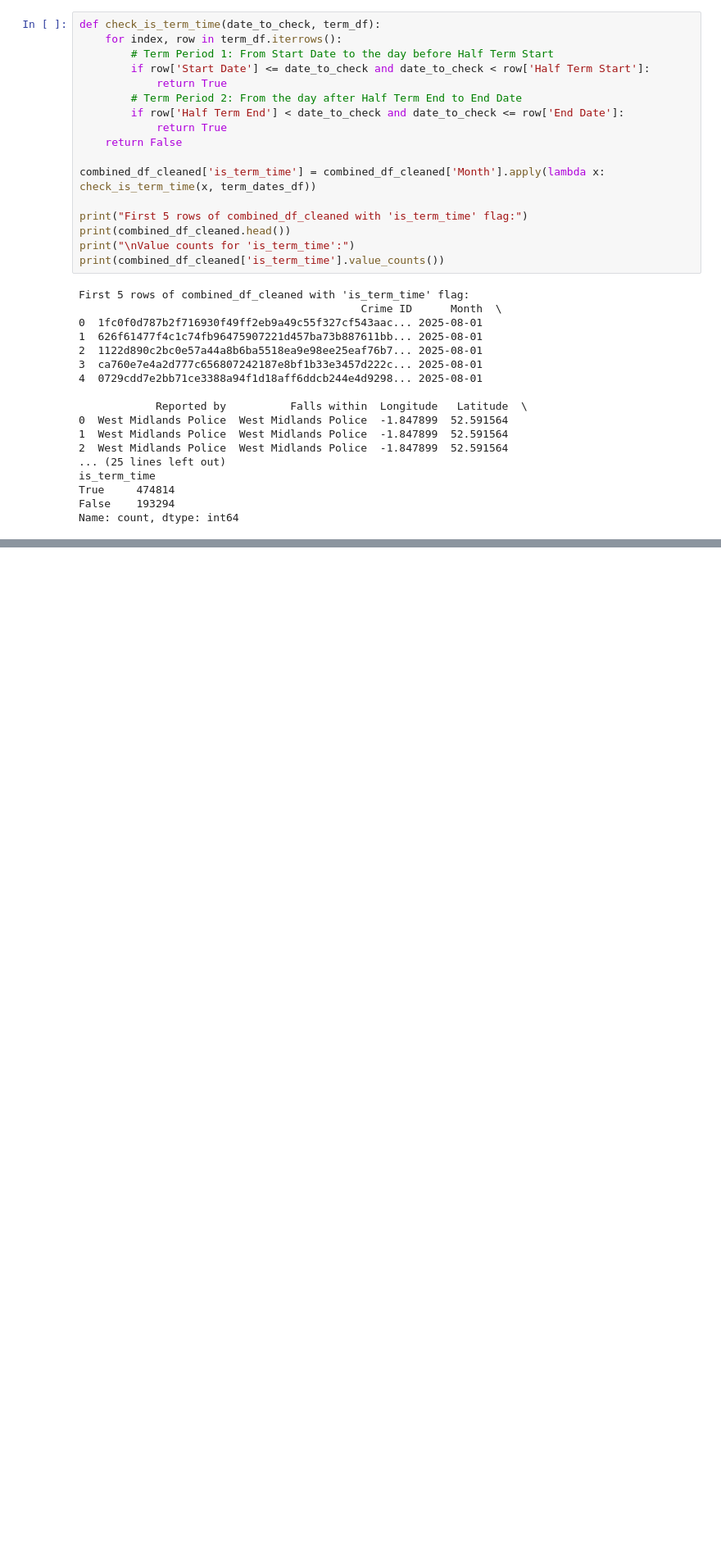
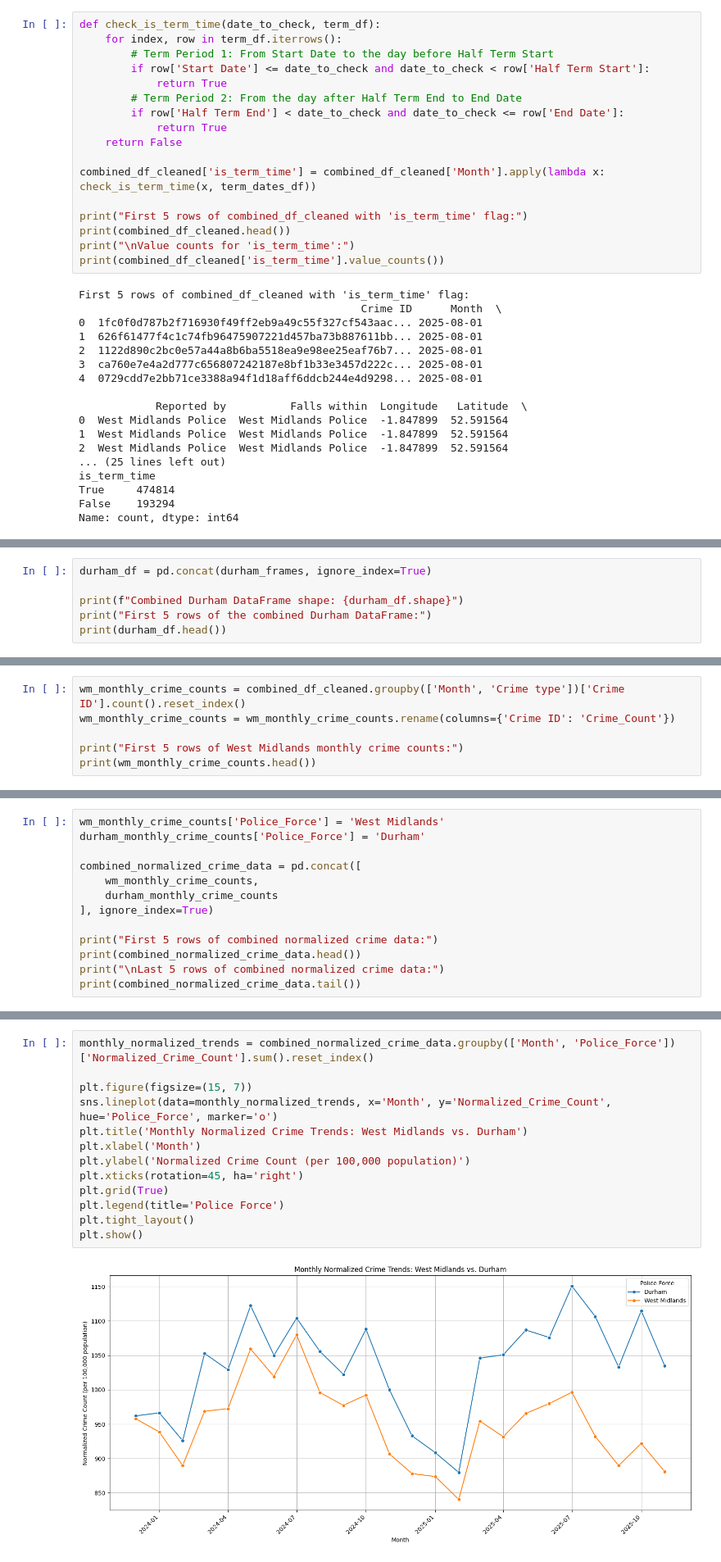
Before and after one commit to Nat2364/Assignment1, a Jupyter notebook: Assignment1.ipynb, the cells around one changed output, grey strips where cells are left out. Shown at 82% size. Drawn from its saved outputs; the diff is of its cells as text; blank space fills up the shorter version.

```diff
--- a/Assignment1.ipynb
+++ b/Assignment1.ipynb
@@ -542,0 +611,6 @@ Name: count, dtype: int64
+# %%
+durham_df = pd.concat(durham_frames, ignore_index=True)
+
+print(f"Combined Durham DataFrame shape: {durham_df.shape}")
+print("First 5 rows of the combined Durham DataFrame:")
+print(durham_df.head())
@@ -542,0 +861,6 @@ Name: count, dtype: int64
+# %%
+wm_monthly_crime_counts = combined_df_cleaned.groupby(['Month', 'Crime type'])['Crime ID'].count().reset_index()
+wm_monthly_crime_counts = wm_monthly_crime_counts.rename(columns={'Crime ID': 'Crime_Count'})
+
+print("First 5 rows of West Midlands monthly crime counts:")
+print(wm_monthly_crime_counts.head())
@@ -542,0 +919,13 @@ Name: count, dtype: int64
+# %%
+wm_monthly_crime_counts['Police_Force'] = 'West Midlands'
+durham_monthly_crime_counts['Police_Force'] = 'Durham'
+
+combined_normalized_crime_data = pd.concat([
+    wm_monthly_crime_counts,
+    durham_monthly_crime_counts
+], ignore_index=True)
+
+print("First 5 rows of combined normalized crime data:")
+print(combined_normalized_crime_data.head())
+print("\nLast 5 rows of combined normalized crime data:")
+print(combined_normalized_crime_data.tail())
@@ -542,0 +974,15 @@ Name: count, dtype: int64
+# %%
+monthly_normalized_trends = combined_normalized_crime_data.groupby(['Month', 'Police_Force'])['Normalized_Crime_Count'].sum().reset_index()
+
+plt.figure(figsize=(15, 7))
+sns.lineplot(data=monthly_normalized_trends, x='Month', y='Normalized_Crime_Count', hue='Police_Force', marker='o')
+plt.title('Monthly Normalized Crime Trends: West Midlands vs. Durham')
+plt.xlabel('Month')
+plt.ylabel('Normalized Crime Count (per 100,000 population)')
+plt.xticks(rotation=45, ha='right')
+plt.grid(True)
+plt.legend(title='Police Force')
+plt.tight_layout()
+plt.show()
+# %% [output]
+[figure, added]
```
Also changed, not shown: parts of 47 cells of this notebook.
